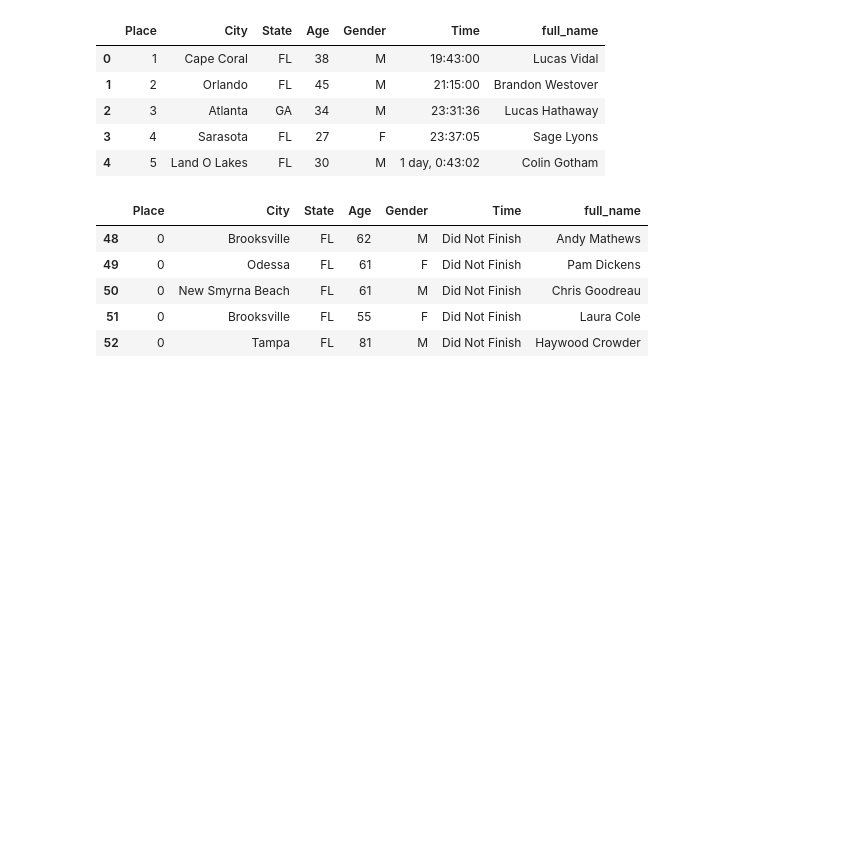
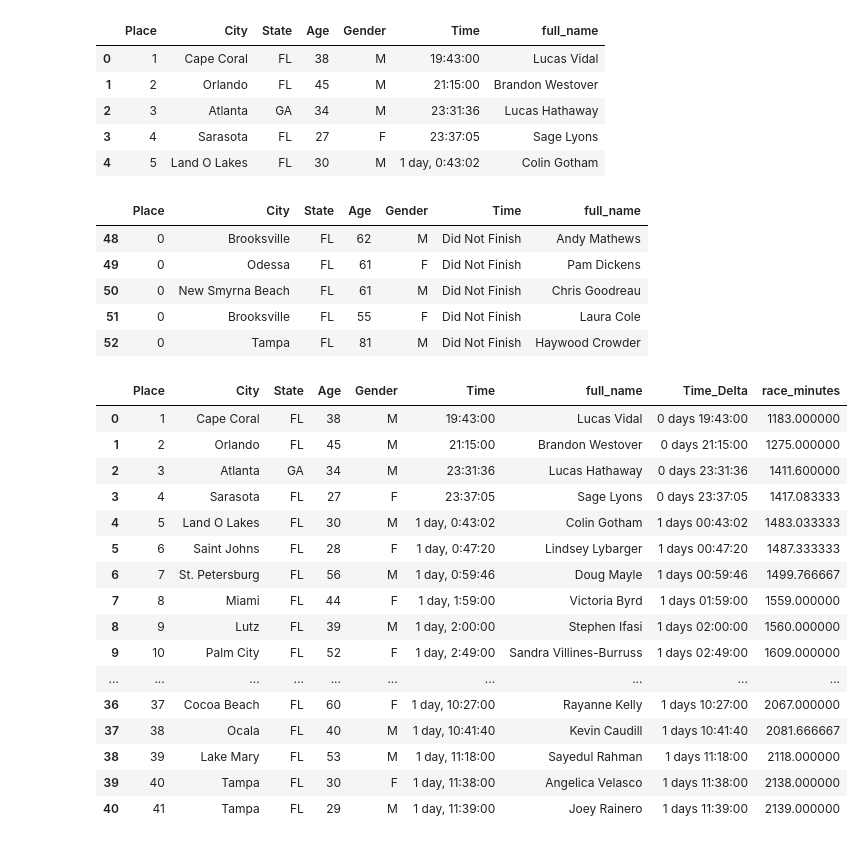
Before and after one commit to KabiraKabira7/Data_Science_Statistics, a Jupyter notebook: stats.ipynb, the cells around one changed output. Cells and saved outputs as stored; diff of their text form; code cells hidden in the pictures; blank space fills up the shorter version.

```diff
--- a/stats.ipynb
+++ b/stats.ipynb
@@ -157,0 +162,23 @@ data_2024_finishers['Time_Delta'] = pd.to_timedelta(data_2024_finishers['Time'])
+# %%
+data_2024_finishers['race_minutes'] = (
+    data_2024_finishers['Time_Delta'].dt.total_seconds() / 60)
+# %%
+data_2024_finishers
+# %% [output]
+|  | Place | City | State | Age | Gender | Time | full_name | Time_Delta | race_minutes |
+| 0 | 1 | Cape Coral | FL | 38 | M | 19:43:00 | Lucas Vidal | 0 days 19:43:00 | 1183.000000 |
+| 1 | 2 | Orlando | FL | 45 | M | 21:15:00 | Brandon Westover | 0 days 21:15:00 | 1275.000000 |
+| 2 | 3 | Atlanta | GA | 34 | M | 23:31:36 | Lucas Hathaway | 0 days 23:31:36 | 1411.600000 |
+| 3 | 4 | Sarasota | FL | 27 | F | 23:37:05 | Sage Lyons | 0 days 23:37:05 | 1417.083333 |
+| 4 | 5 | Land O Lakes | FL | 30 | M | 1 day, 0:43:02 | Colin Gotham | 1 days 00:43:02 | 1483.033333 |
+| 5 | 6 | Saint Johns | FL | 28 | F | 1 day, 0:47:20 | Lindsey Lybarger | 1 days 00:47:20 | 1487.333333 |
+| 6 | 7 | St. Petersburg | FL | 56 | M | 1 day, 0:59:46 | Doug Mayle | 1 days 00:59:46 | 1499.766667 |
+| 7 | 8 | Miami | FL | 44 | F | 1 day, 1:59:00 | Victoria Byrd | 1 days 01:59:00 | 1559.000000 |
+| 8 | 9 | Lutz | FL | 39 | M | 1 day, 2:00:00 | Stephen Ifasi | 1 days 02:00:00 | 1560.000000 |
+| 9 | 10 | Palm City | FL | 52 | F | 1 day, 2:49:00 | Sandra Villines-Burruss | 1 days 02:49:00 | 1609.000000 |
+| ... | ... | ... | ... | ... | ... | ... | ... | ... | ... |
+| 36 | 37 | Cocoa Beach | FL | 60 | F | 1 day, 10:27:00 | Rayanne Kelly | 1 days 10:27:00 | 2067.000000 |
+| 37 | 38 | Ocala | FL | 40 | M | 1 day, 10:41:40 | Kevin Caudill | 1 days 10:41:40 | 2081.666667 |
+| 38 | 39 | Lake Mary | FL | 53 | M | 1 day, 11:18:00 | Sayedul Rahman | 1 days 11:18:00 | 2118.000000 |
+| 39 | 40 | Tampa | FL | 30 | F | 1 day, 11:38:00 | Angelica Velasco | 1 days 11:38:00 | 2138.000000 |
+| 40 | 41 | Tampa | FL | 29 | M | 1 day, 11:39:00 | Joey Rainero | 1 days 11:39:00 | 2139.000000 |
```
Also changed, not shown: parts of 1 cell of this notebook.
